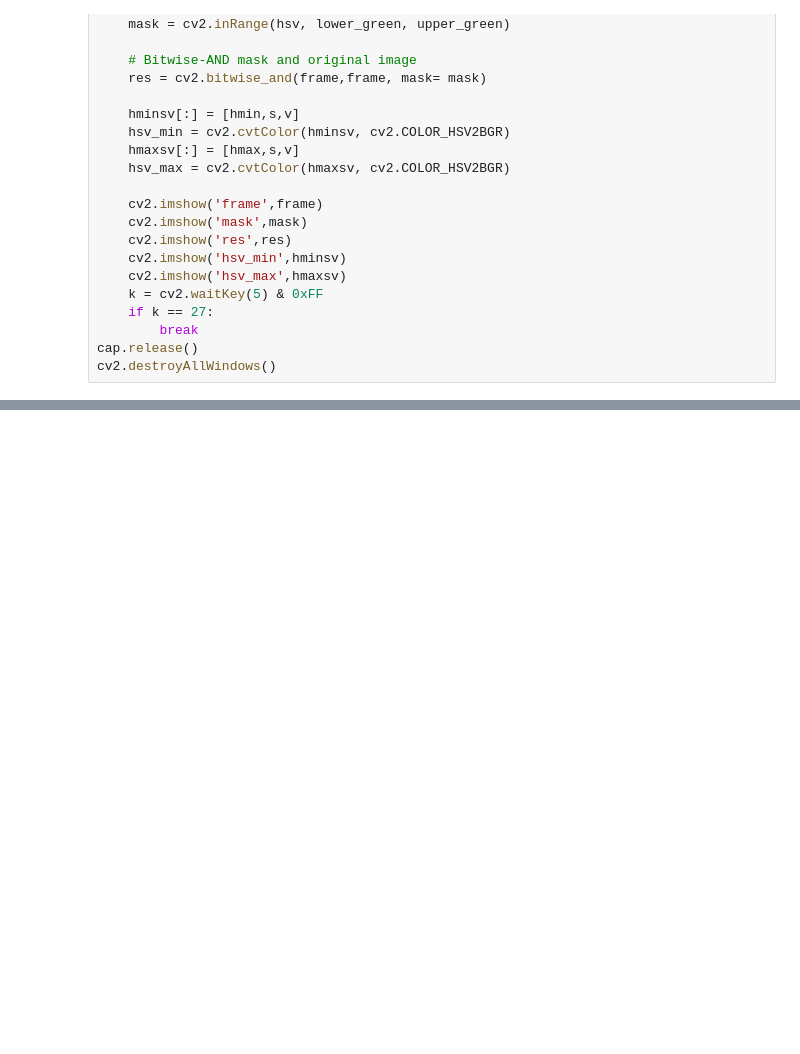
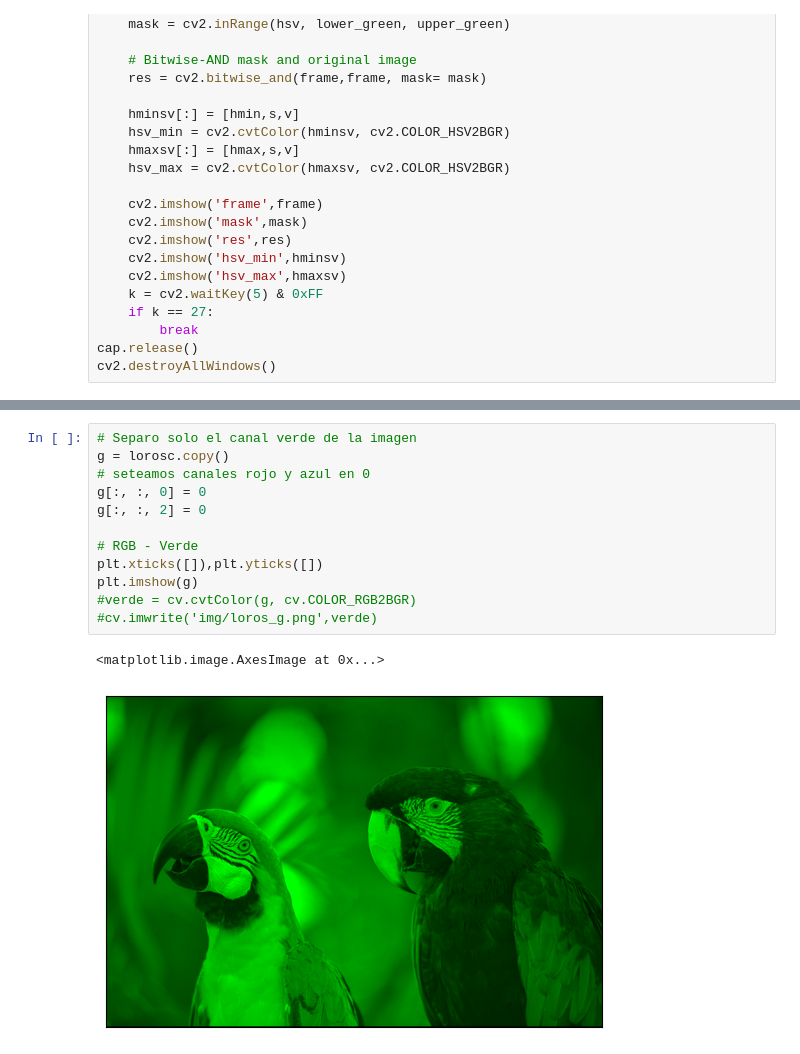
Before and after one commit to enriquezmartin/pes-utn-fra, a Jupyter notebook: python-notebooks/5-opencv/5-Colour-spaces.ipynb, the cells around one changed output, grey strips where cells are left out. Drawn from its saved outputs; the diff is of its cells as text; blank space fills up the shorter version.

```diff
--- a/python-notebooks/5-opencv/5-Colour-spaces.ipynb
+++ b/python-notebooks/5-opencv/5-Colour-spaces.ipynb
@@ -113,0 +130,15 @@ NameError: name 'imagen' is not defined
+# %%
+# Separo solo el canal verde de la imagen
+g = lorosc.copy()
+# seteamos canales rojo y azul en 0
+g[:, :, 0] = 0
+g[:, :, 2] = 0
+
+# RGB - Verde
+plt.xticks([]),plt.yticks([])
+plt.imshow(g)
+#verde = cv.cvtColor(g, cv.COLOR_RGB2BGR)
+#cv.imwrite('img/loros_g.png',verde)
+# %% [output]
+<matplotlib.image.AxesImage at 0x...>
+[figure, added]
```
Also changed, not shown: parts of 3 cells of this notebook, 4 other files.
